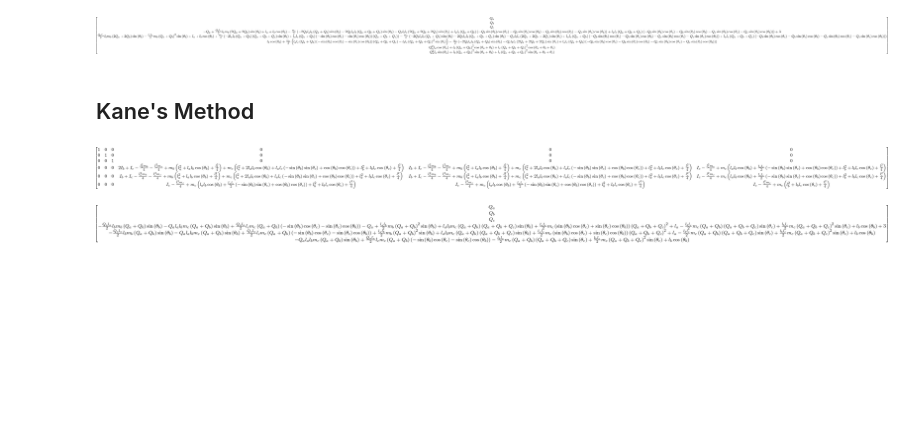
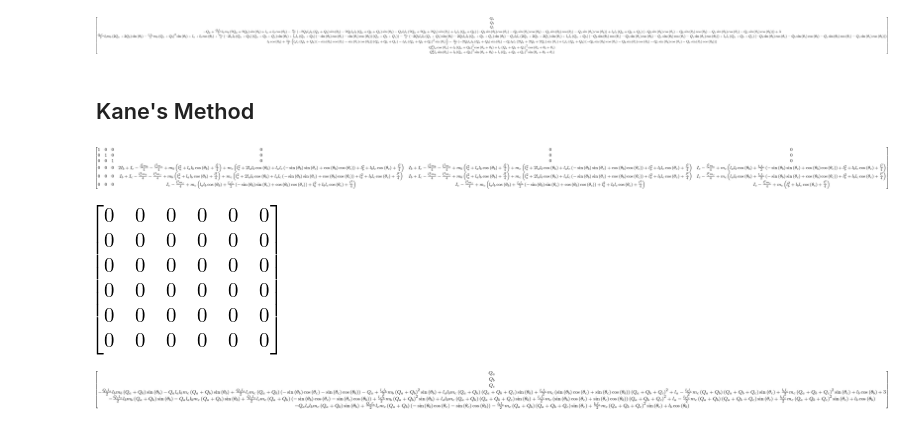
Before and after one commit to jgoppert/control-systems, a Jupyter notebook: 4 Bar.ipynb, the cells around one changed output. Drawn from its saved outputs; the diff is of its cells as text; code cells hidden in the pictures; blank space fills up the shorter version.

```diff
--- a/4 Bar.ipynb
+++ b/4 Bar.ipynb
@@ -127,7 +127,8 @@ q_list = [theta_a(t), theta_b(t), theta_c(t)]
 lm = me.LagrangesMethod(q_list=q_list, Lagrangian=L, frame=frame_i, coneqs=coneqs_diff, forcelist=force_moment_list)
 lm.form_lagranges_equations();
 # %%
-lm.mass_matrix_full.subs(x_no_t_sub)
+lm_mass_matrix_full = lm.mass_matrix_full.subs(x_no_t_sub)
+lm_mass_matrix_full
 # %% [output]
 [figure]
 # %%
@@ -150,5 +151,10 @@ km.kanes_equations(FL=[ (f[0], f[1].subs(rate_sub)) for f in force_moment_list ]
 # %%
-km.mass_matrix_full.subs(x_no_t_sub)
+km_mass_matrix_full = km.mass_matrix_full.subs(x_no_t_sub)
+km_mass_matrix_full
 # %% [output]
 [figure]
+# %%
+(km_mass_matrix_full - lm_mass_matrix_full[0:6,0:6]).applyfunc(lambda expr: expr.expand().simplify())
+# %% [output]
+[figure, added]
 # %%
```
Also changed, not shown: parts of 8 cells of this notebook.
